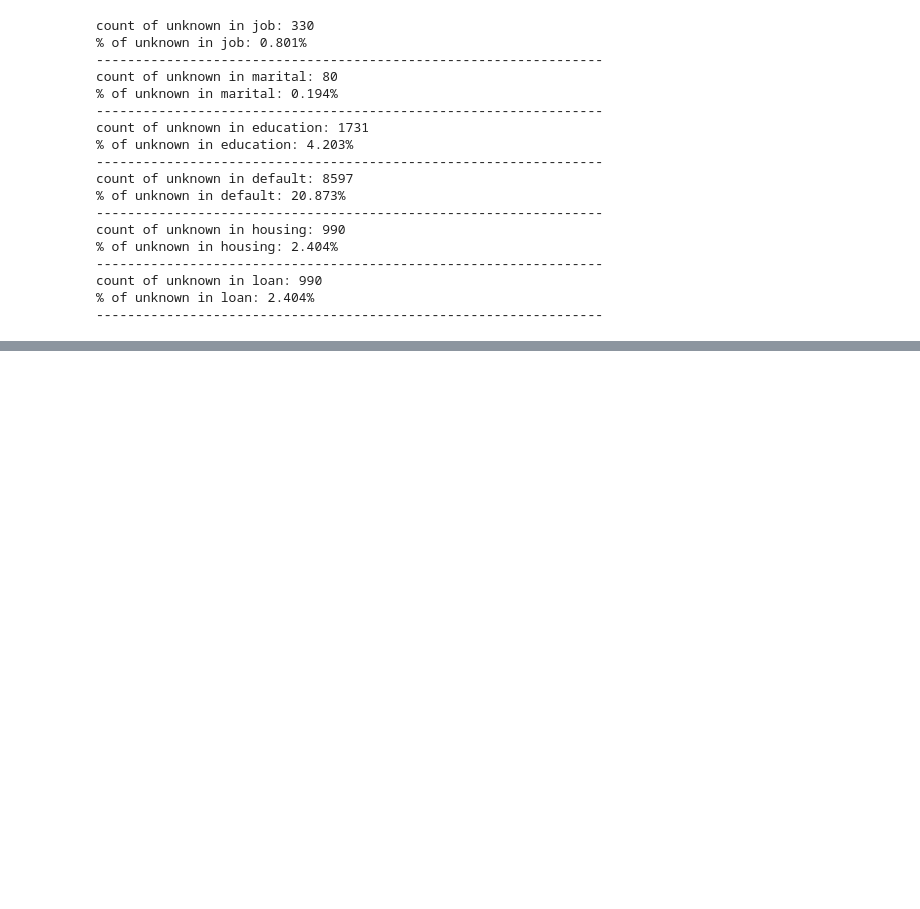
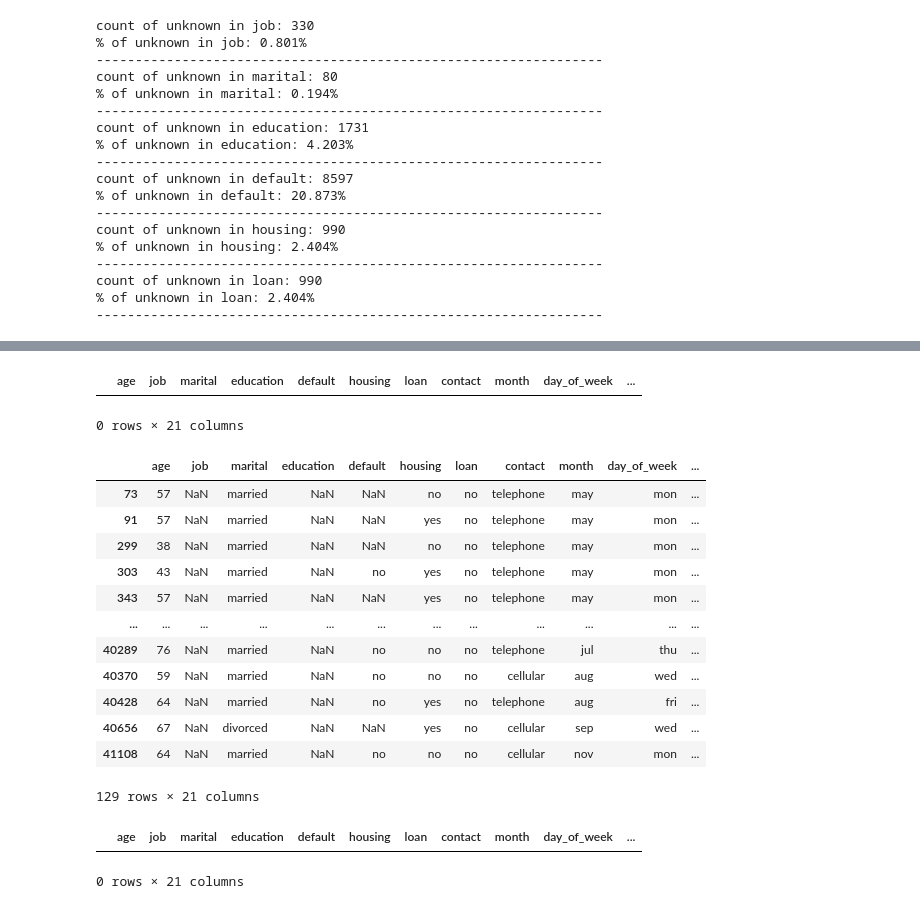
Before and after one commit to singhanuj695/Data-glacier-Group-Project, a Jupyter notebook: Yash_Week_9.ipynb, the cells around one changed output, grey strips where cells are left out. Drawn from its saved outputs; the diff is of its cells as text; code cells hidden in the pictures; blank space fills up the shorter version.

```diff
--- a/Yash_Week_9.ipynb
+++ b/Yash_Week_9.ipynb
@@ -128,2 +130,10 @@ count of unknown in loan: 990
 
 bank_additional_data = bank_additional_full.copy()
+# %%
+## Replacing uknown in feature with null
+bank_additional_data.replace('unknown', np.nan, inplace=True)
+# %%
+## Deleteing duplicate entries
+print('Duplicate entries in the dataset :',bank_additional_data.duplicated().sum())
+bank_additional_data.drop_duplicates(inplace=True)
+print('Duplicate entries in the dataset After Deletion :',bank_additional_data.duplicated().sum())
@@ -129,0 +172,32 @@ bank_additional_data = bank_additional_full.copy()
+# %%
+## Removing all the rows where Job, Default and Housing are null
+
+bank_additional_data = bank_additional_data.drop(bank_additional_data[(bank_additional_data.job.isnull()) & (bank_additional_data.default.isnull()) & (bank_additional_data.housing.isnull())].index)
+bank_additional_data[(bank_additional_data.job.isnull()) & (bank_additional_data.default.isnull()) & (bank_additional_data.housing.isnull())]
+# %% [output]
+|  | age | job | marital | education | default | housing | loan | contact | month | day_of_week | ... |
+0 rows × 21 columns
+# %%
+bank_additional_data[(bank_additional_data.job.isnull()) & (bank_additional_data.education.isnull())]
+# %% [output]
+|  | age | job | marital | education | default | housing | loan | contact | month | day_of_week | ... |
+| 73 | 57 | NaN | married | NaN | NaN | no | no | telephone | may | mon | ... |
+| 91 | 57 | NaN | married | NaN | NaN | yes | no | telephone | may | mon | ... |
+| 299 | 38 | NaN | married | NaN | NaN | no | no | telephone | may | mon | ... |
+| 303 | 43 | NaN | married | NaN | no | yes | no | telephone | may | mon | ... |
+| 343 | 57 | NaN | married | NaN | NaN | yes | no | telephone | may | mon | ... |
+| ... | ... | ... | ... | ... | ... | ... | ... | ... | ... | ... | ... |
+| 40289 | 76 | NaN | married | NaN | no | no | no | telephone | jul | thu | ... |
+| 40370 | 59 | NaN | married | NaN | no | no | no | cellular | aug | wed | ... |
+| 40428 | 64 | NaN | married | NaN | no | yes | no | telephone | aug | fri | ... |
+| 40656 | 67 | NaN | divorced | NaN | NaN | yes | no | cellular | sep | wed | ... |
+| 41108 | 64 | NaN | married | NaN | no | no | no | cellular | nov | mon | ... |
+129 rows × 21 columns
+# %%
+## Removing all the rows where Job, Education are null.
+
+bank_additional_data = bank_additional_data.drop(bank_additional_data[(bank_additional_data.job.isnull()) & (bank_additional_data.education.isnull())].index)
+bank_additional_data[(bank_additional_data.job.isnull()) & (bank_additional_data.education.isnull())]
+# %% [output]
+|  | age | job | marital | education | default | housing | loan | contact | month | day_of_week | ... |
+0 rows × 21 columns
```
Also changed, not shown: parts of 35 cells of this notebook.
